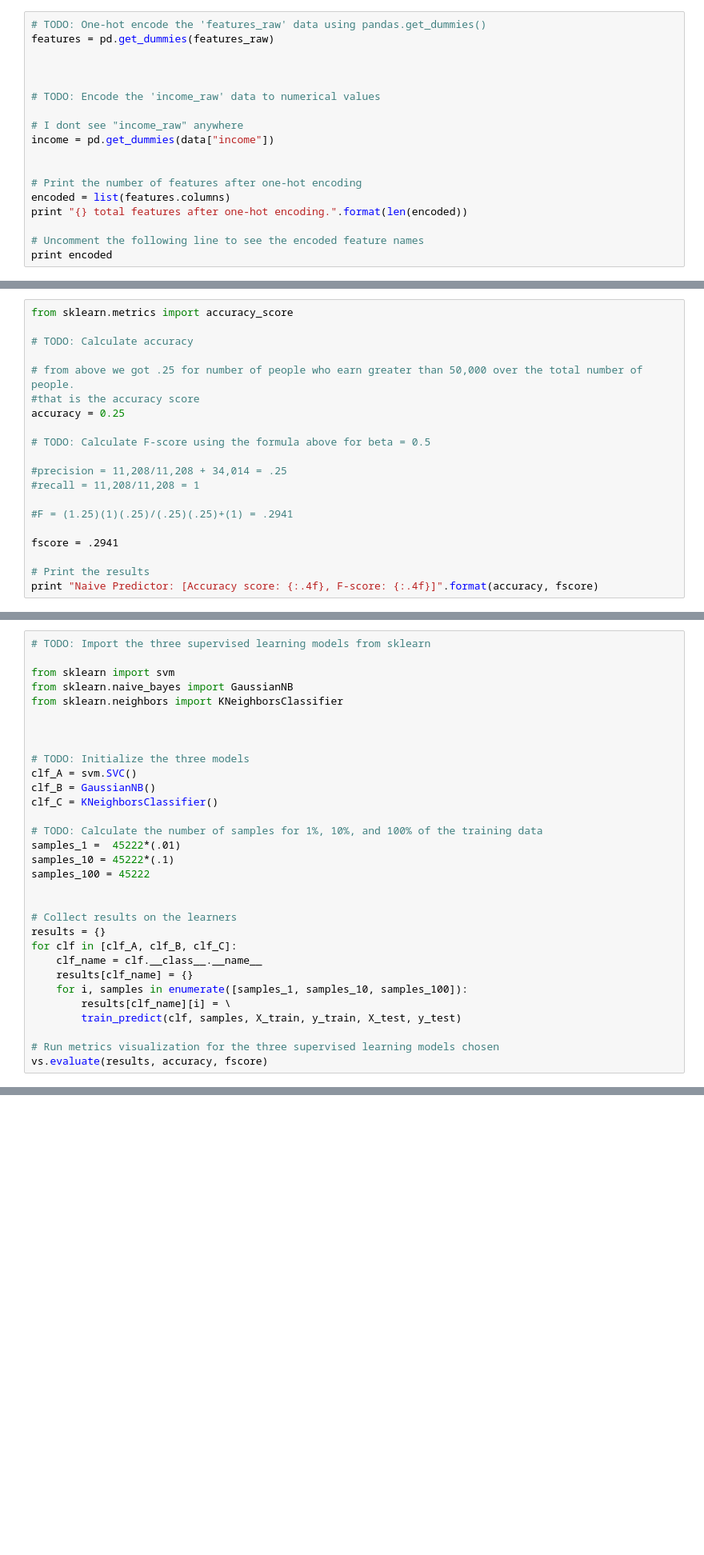
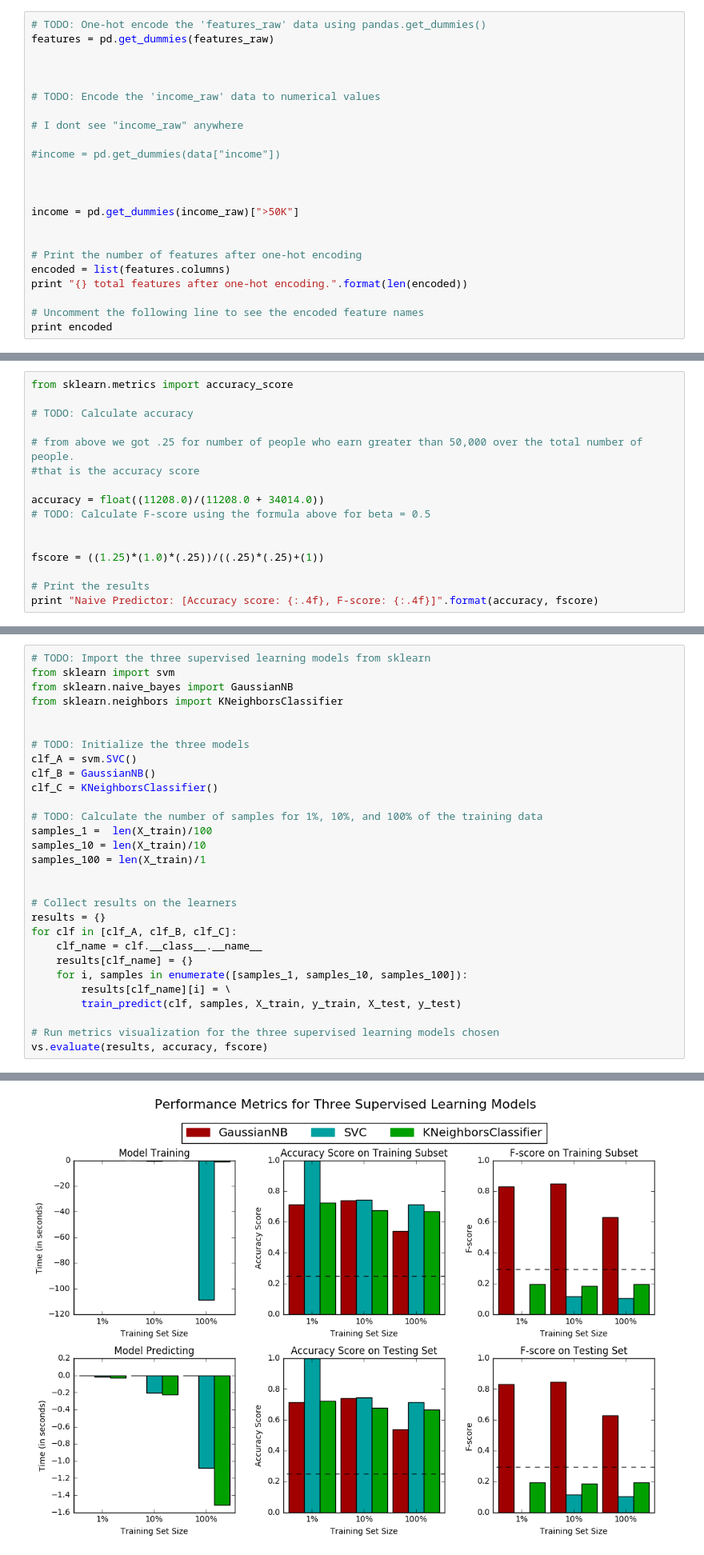
Before and after one commit to rs3254/finding_donors, a Jupyter notebook: finding_donors.ipynb, the cells around one changed output, grey strips where cells are left out. Shown: that part at 80% size. Drawn from its saved outputs; the diff is of its cells as text; blank space fills up the shorter version.

```diff
--- a/finding_donors.ipynb
+++ b/finding_donors.ipynb
@@ -174,7 +174,12 @@ features = pd.get_dummies(features_raw)
 # TODO: Encode the 'income_raw' data to numerical values
 
 # I dont see "income_raw" anywhere
-income = pd.get_dummies(data["income"])
+
+#income = pd.get_dummies(data["income"])
+
+
+
+income = pd.get_dummies(income_raw)[">50K"]
 
 
 # Print the number of features after one-hot encoding
@@ -228,16 +233,12 @@ from sklearn.metrics import accuracy_score
 
 # from above we got .25 for number of people who earn greater than 50,000 over the total number of people.
 #that is the accuracy score
-accuracy = 0.25
 
+accuracy = float((11208.0)/(11208.0 + 34014.0))
 # TODO: Calculate F-score using the formula above for beta = 0.5
 
-#precision = 11,208/11,208 + 34,014 = .25
-#recall = 11,208/11,208 = 1
 
-#F = (1.25)(1)(.25)/(.25)(.25)+(1) = .2941
-
-fscore = .2941
+fscore = ((1.25)*(1.0)*(.25))/((.25)*(.25)+(1))
 
 # Print the results
 print "Naive Predictor: [Accuracy score: {:.4f}, F-score: {:.4f}]".format(accuracy, fscore)
@@ -376,11 +352,9 @@ In the code cell, you will need to implement the following:
 **Note:** Dependent on which algorithms you chose, the following implementation may take some time to run!
 # %%
 # TODO: Import the three supervised learning models from sklearn
-
 from sklearn import svm
 from sklearn.naive_bayes import GaussianNB
 from sklearn.neighbors import KNeighborsClassifier
-
 
 
 # TODO: Initialize the three models
@@ -389,9 +363,9 @@ clf_B = GaussianNB()
 clf_C = KNeighborsClassifier()
 
 # TODO: Calculate the number of samples for 1%, 10%, and 100% of the training data
-samples_1 =  45222*(.01)
-samples_10 = 45222*(.1)
-samples_100 = 45222
+samples_1 =  len(X_train)/100
+samples_10 = len(X_train)/10
+samples_100 = len(X_train)/1
 
 
 # Collect results on the learners
@@ -410 +401,2 @@ ValueError: bad input shape (2, 36177)
+[figure, added]
 # %%
```
Also changed, not shown: parts of 21 cells of this notebook, 1 other file.
